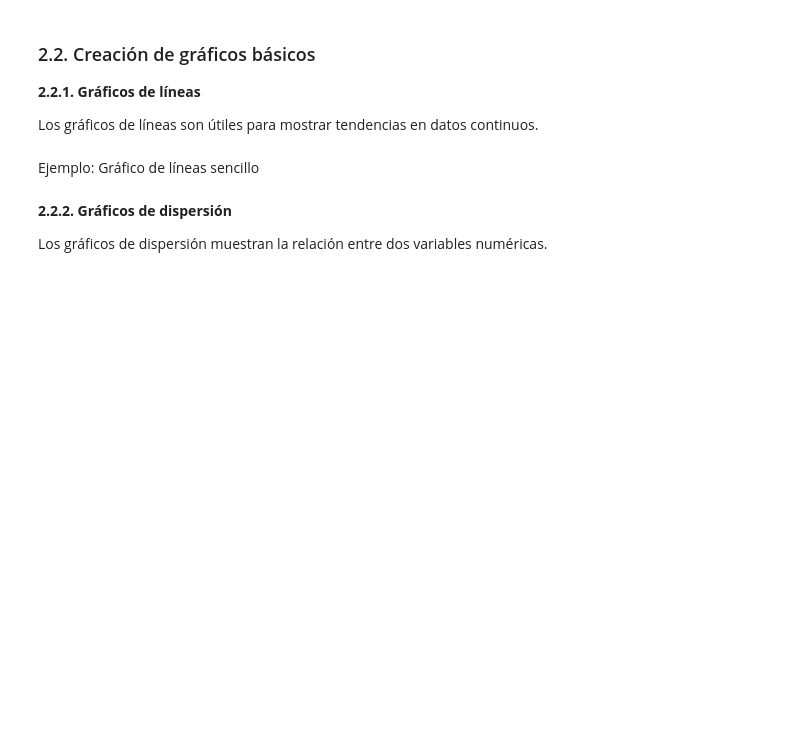
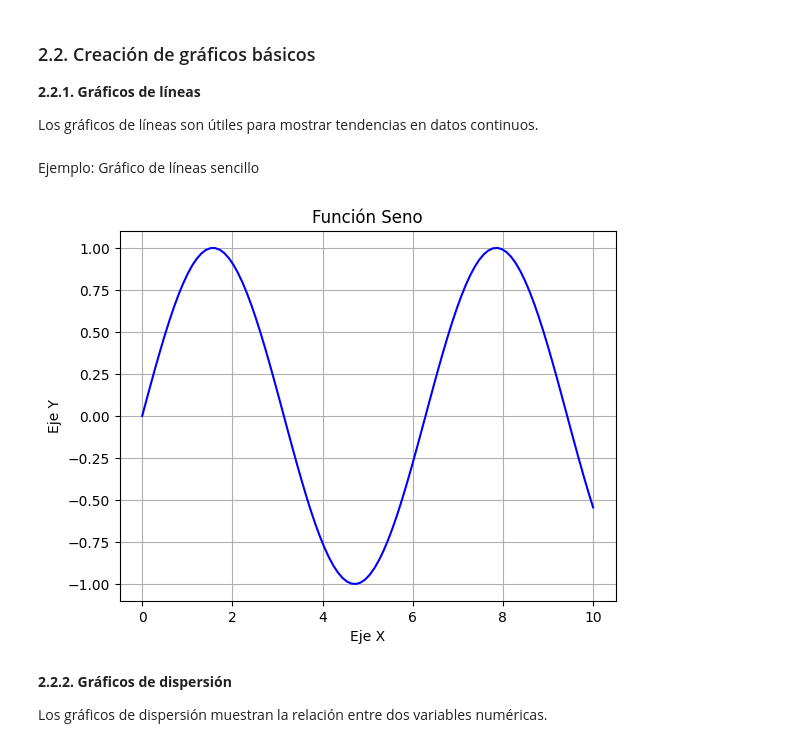
Before and after one commit to JPalaciosCh/ciclo_1_Programacion_101, a Jupyter notebook: 08_visualizacion_de_datos_con_matplotlib_y_seaborn.ipynb, the cells around one changed output. Drawn from its saved outputs; the diff is of its cells as text; code cells hidden in the pictures; blank space fills up the shorter version.

```diff
--- a/08_visualizacion_de_datos_con_matplotlib_y_seaborn.ipynb
+++ b/08_visualizacion_de_datos_con_matplotlib_y_seaborn.ipynb
@@ -110,18 +112,20 @@ Ejemplo: Gráfico de líneas sencillo
 # %%
 import matplotlib.pyplot as plt
 import numpy as np
 
 # Datos
 x = np.linspace(0, 10, 100)
 y = np.sin(x)
 
 # Crear gráfico
-plt.plot(x, y)               # Generar un gráfico con x en el eje X e y en el eje Y
+plt.plot(x, y, color = 'blue')               # Generar un gráfico con x en el eje X e y en el eje Y
 plt.title('Función Seno')    # Agregar un título al gráfico
 plt.xlabel('Eje X')          # Etiquetar el eje X como "Eje X"
 plt.ylabel('Eje Y')          # Etiquetar el eje Y como "Eje Y"
 plt.grid(True)               # Activar una cuadrícula para mejorar la visualización
 plt.show()                   # Mostrar el gráfico en pantalla
+# %% [output]
+[figure, added]
 # %% [markdown]
 **2.2.2. Gráficos de dispersión**
 
```
Also changed, not shown: parts of 36 cells of this notebook.
